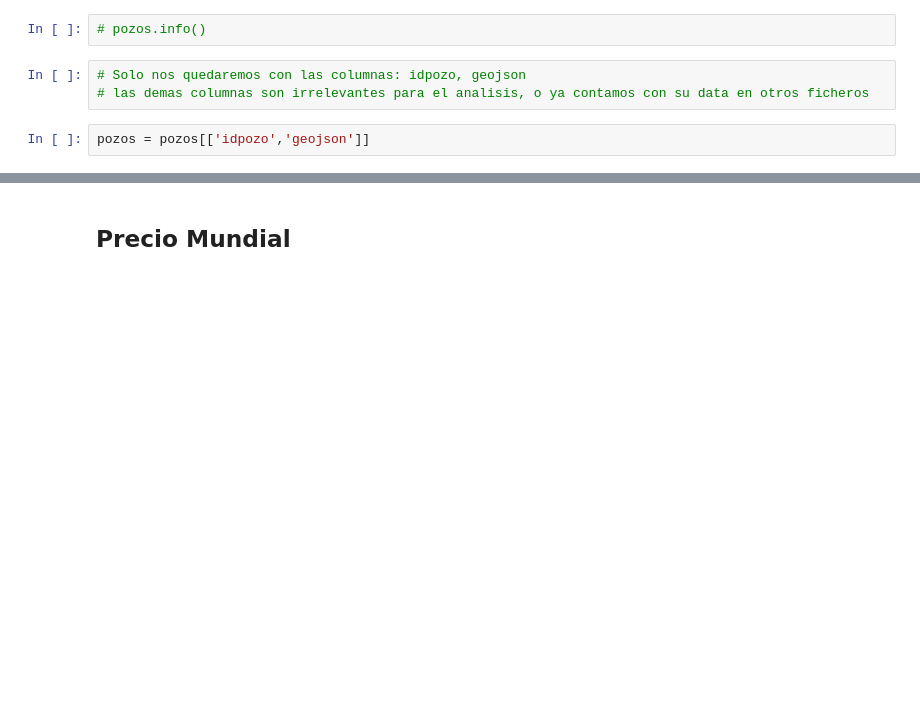
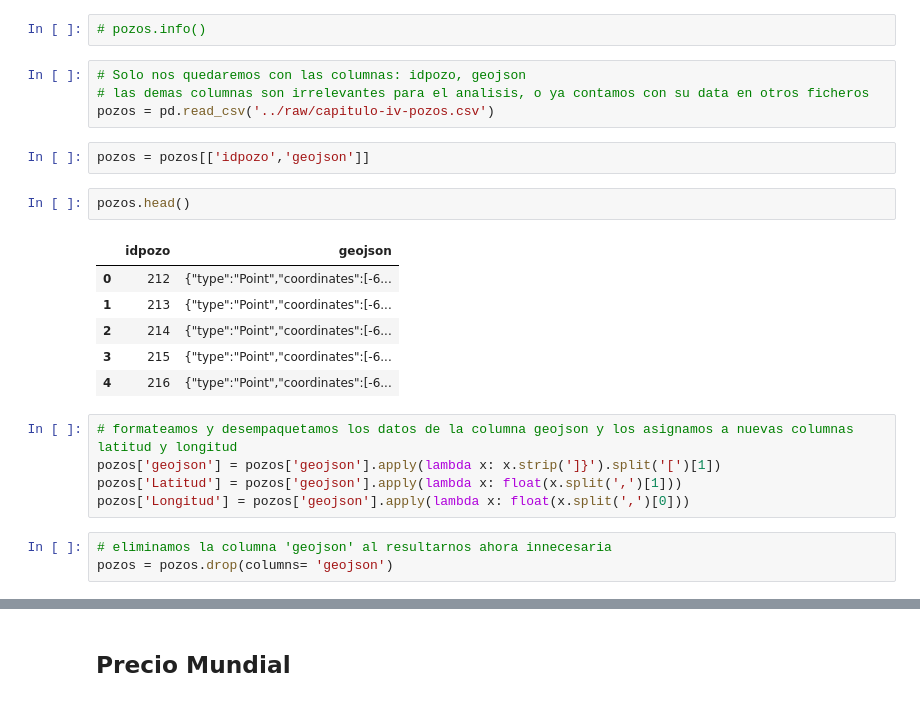
Before and after one commit to No-Country-simulation/c19-108-m-data-bi, a Jupyter notebook: notebooks/ETL.ipynb, the cells around one changed output, grey strips where cells are left out. Cells and saved outputs as stored; diff of their text form; blank space fills up the shorter version.

```diff
--- a/notebooks/ETL.ipynb
+++ b/notebooks/ETL.ipynb
@@ -262,5 +259,23 @@ df_produccion_petroleo_y_gas = pd.concat([df_concatenado, no_convencional], axis
 # %%
 # Solo nos quedaremos con las columnas: idpozo, geojson
 # las demas columnas son irrelevantes para el analisis, o ya contamos con su data en otros ficheros
+pozos = pd.read_csv('../raw/capitulo-iv-pozos.csv')
 # %%
 pozos = pozos[['idpozo','geojson']]
+# %%
+pozos.head()
+# %% [output]
+|  | idpozo | geojson |
+| 0 | 212 | {"type":"Point","coordinates":[-6... |
+| 1 | 213 | {"type":"Point","coordinates":[-6... |
+| 2 | 214 | {"type":"Point","coordinates":[-6... |
+| 3 | 215 | {"type":"Point","coordinates":[-6... |
+| 4 | 216 | {"type":"Point","coordinates":[-6... |
+# %%
+# formateamos y desempaquetamos los datos de la columna geojson y los asignamos a nuevas columnas latitud y longitud
+pozos['geojson'] = pozos['geojson'].apply(lambda x: x.strip(']}').split('[')[1])
+pozos['Latitud'] = pozos['geojson'].apply(lambda x: float(x.split(',')[1]))
+pozos['Longitud'] = pozos['geojson'].apply(lambda x: float(x.split(',')[0]))
+# %%
+# eliminamos la columna 'geojson' al resultarnos ahora innecesaria
+pozos = pozos.drop(columns= 'geojson')
```
Also changed, not shown: parts of 6 cells of this notebook, 4 other files.
